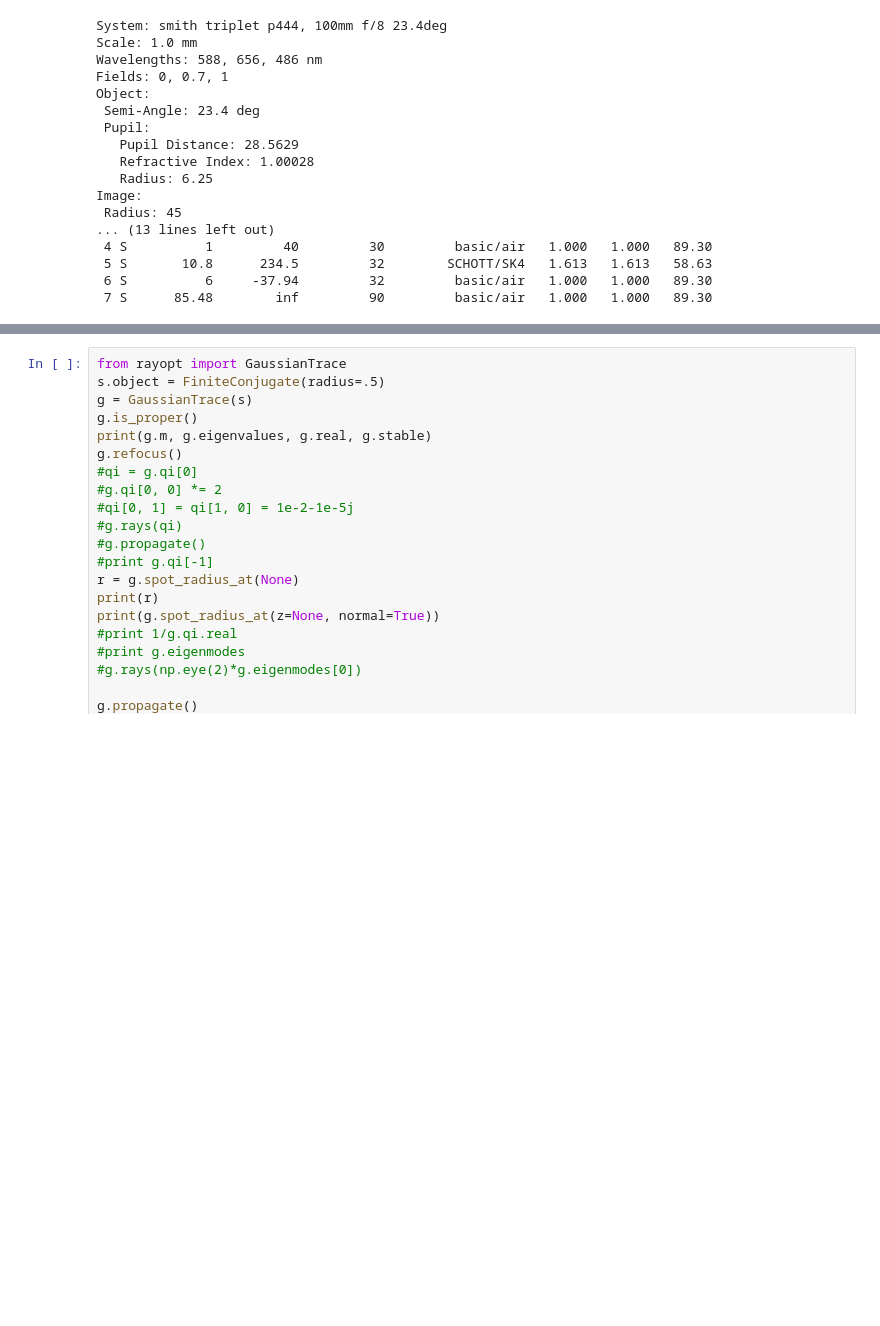
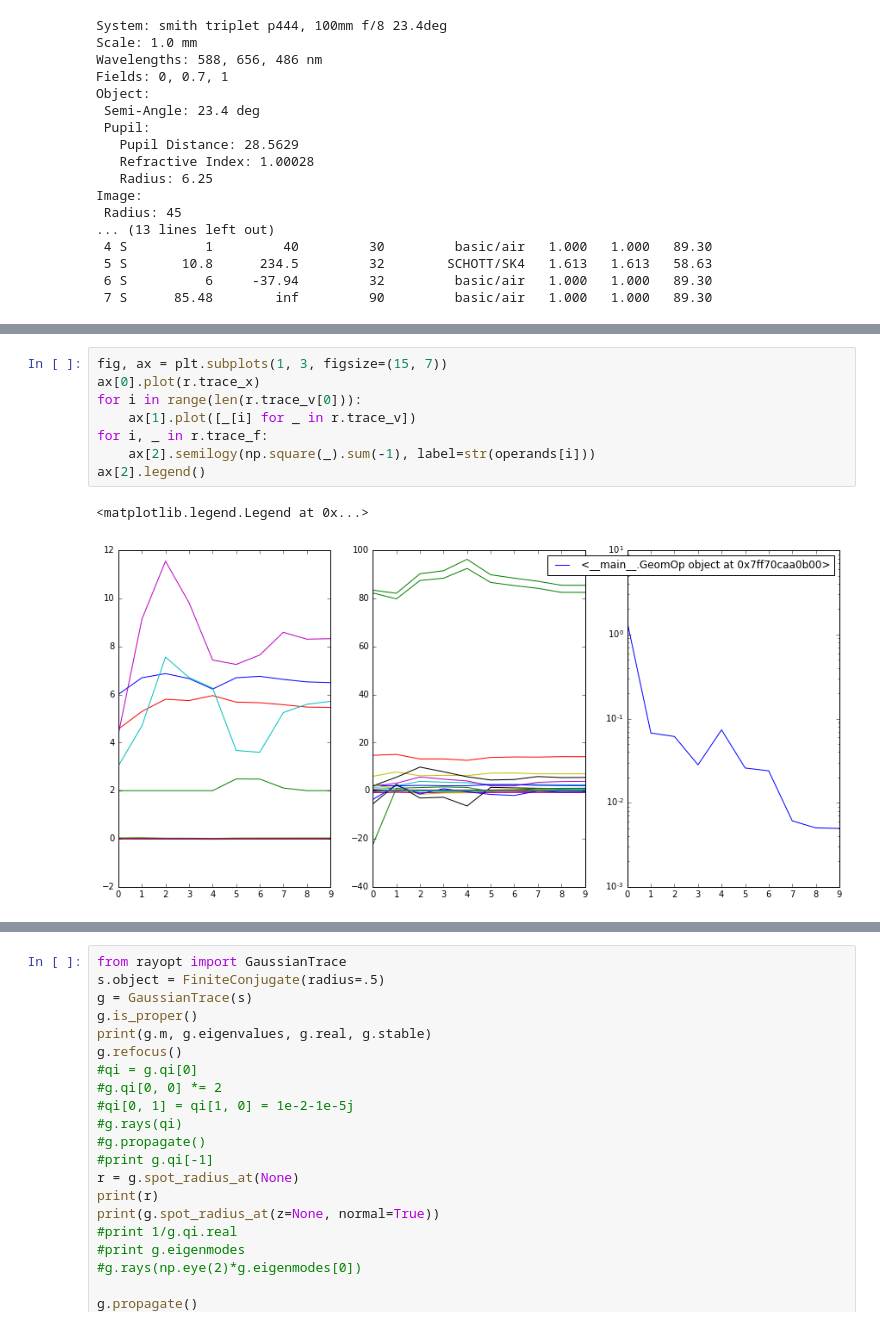
Before and after one commit to quartiq/rayopt-notebooks, a Jupyter notebook: triplet.ipynb, the cells around one changed output, grey strips where cells are left out. Drawn from its saved outputs; the diff is of its cells as text; blank space fills up the shorter version.

```diff
--- a/triplet.ipynb
+++ b/triplet.ipynb
@@ -240,3 +241,14 @@ print(s1)
+# %%
+fig, ax = plt.subplots(1, 3, figsize=(15, 7))
+ax[0].plot(r.trace_x)
+for i in range(len(r.trace_v[0])):
+    ax[1].plot([_[i] for _ in r.trace_v])
+for i, _ in r.trace_f:
+    ax[2].semilogy(np.square(_).sum(-1), label=str(operands[i]))
+ax[2].legend()
+# %% [output]
+<matplotlib.legend.Legend at 0x...>
+[figure, added]
 # %%
 Analysis(s1, refocus_full=False)
 # %% [output]
```
Also changed, not shown: parts of 4 cells of this notebook.
